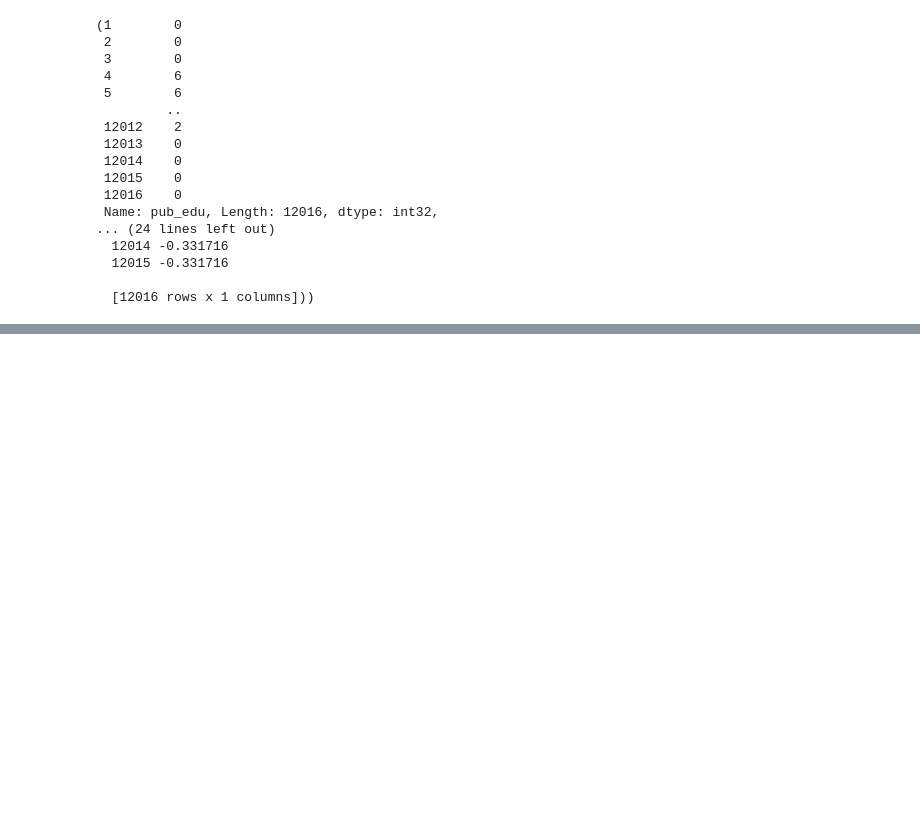
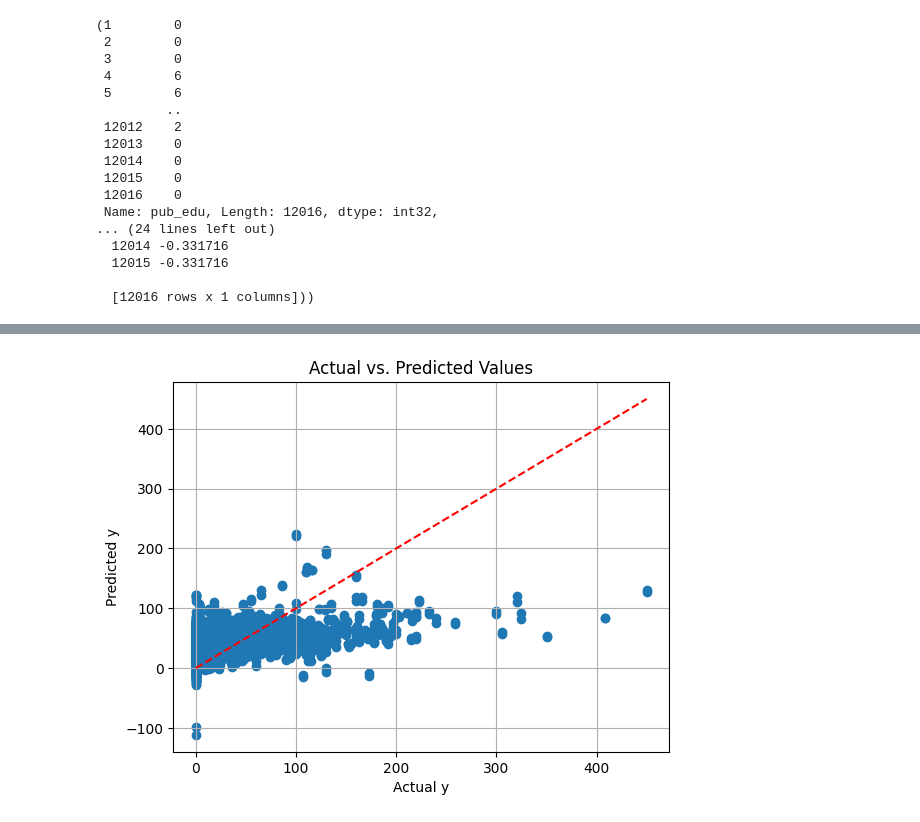
Before and after one commit to yooninsu/Project, a Jupyter notebook: Welfare/project_welfare.ipynb, the cells around one changed output, grey strips where cells are left out. Saved outputs shown, nothing was run; the diff lists cells and outputs as text; code cells hidden in the pictures; blank space fills up the shorter version.

```diff
--- a/Welfare/project_welfare.ipynb
+++ b/Welfare/project_welfare.ipynb
@@ -753,4 +899,7 @@ Notes:
 strong multicollinearity problems or that the design matrix is singular.
 # %%
-X= final_df.drop('priv_edu_cost',axis=1)
-y= final_df['priv_edu_cost']
+X= final_df.drop('priv_edu',axis=1)
+y= final_df['priv_edu']
+# %%
+y_pred = ols.fit.predict(X)
+y_pred
@@ -757,3 +919,13 @@ y= final_df['priv_edu_cost']
+# %%
+plt.scatter(edf['priv_edu'],y_pred)
+plt.plot([min(y), max(y)], [min(y), max(y)], linestyle='--', color='red')  # Diagonal line for reference
+plt.xlabel('Actual y')
+plt.ylabel('Predicted y')
+plt.title('Actual vs. Predicted Values')
+plt.grid()
+plt.show()
+# %% [output]
+[figure, added]
 # %%
 import numpy as np
 import pandas as pd
```
Also changed, not shown: parts of 13 cells of this notebook.
